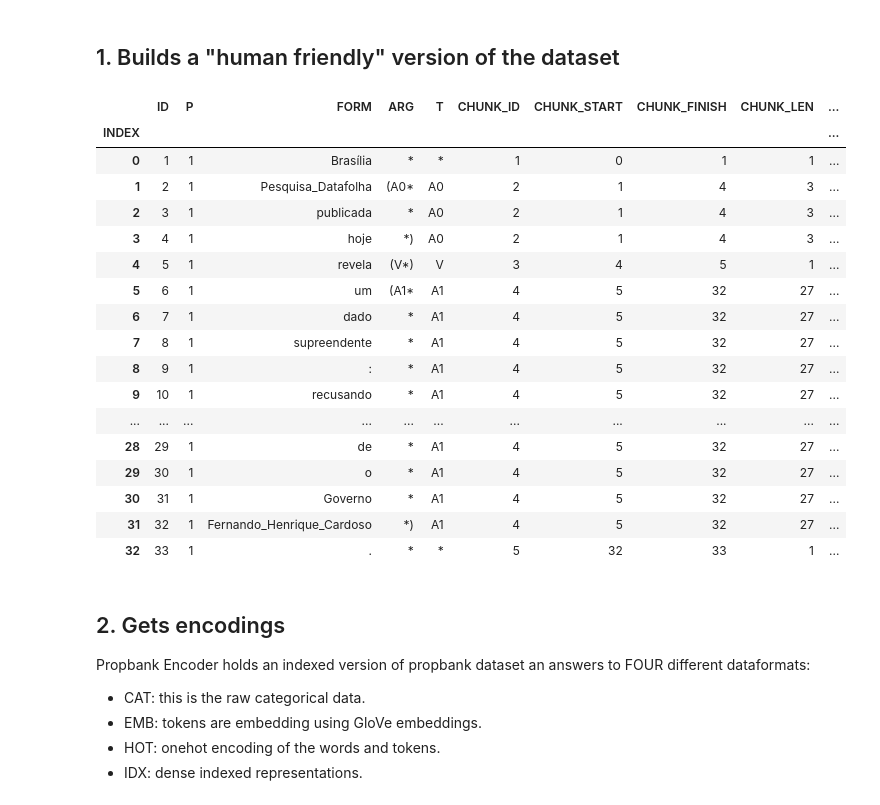
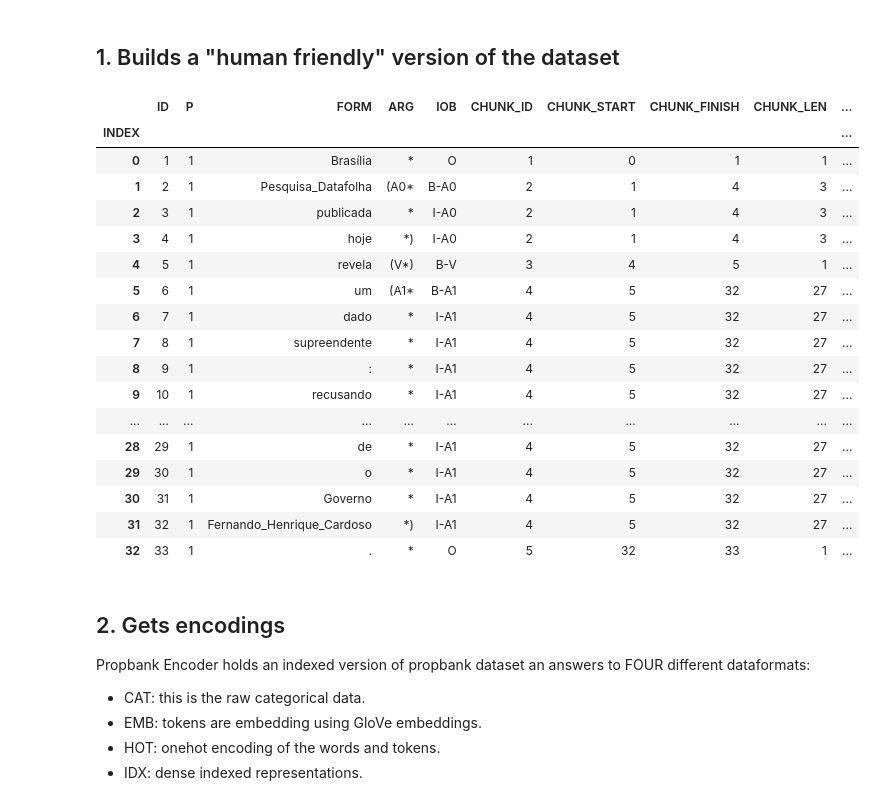
Before and after one commit to guilhermevarela/deep_srlbr, a Jupyter notebook: notebooks/Structured Perceptron WIS.ipynb, the cells around one changed output. Drawn from its saved outputs; the diff is of its cells as text; code cells hidden in the pictures.

```diff
--- a/notebooks/08-spn_cwis_srl.ipynb
+++ b/notebooks/Structured Perceptron WIS.ipynb
@@ -26,43 +27,42 @@ PEARL_SRLEVAL_PATH = '../srlconll-1.1/bin/srl-eval.pl'
 # %% [markdown]
 ## 1. Builds a "human friendly" version of the dataset
 # %%
-dfgs = pd.read_csv('../datasets/csvs/gs.csv', index_col=0, sep=',', encoding='utf-8')
+dfgs = pd.read_csv('../datasets/csvs/1.0/gs.csv', index_col=0, sep=',', encoding='utf-8')
 column_files = [
-    '../datasets/csvs/column_chunks/chunks.csv',
-    '../datasets/csvs/column_predmarker/predicate_marker.csv',
-    '../datasets/csvs/column_shifts_ctx_p/form.csv',
-    '../datasets/csvs/column_shifts_ctx_p/gpos.csv',
-    '../datasets/csvs/column_shifts_ctx_p/lemma.csv',
-    '../datasets/csvs/column_t/t.csv',
-    '../datasets/csvs/column_iob/iob.csv'
+    '../datasets/csvs/1.0/column_chunks/chunks.csv',
+    '../datasets/csvs/1.0/column_predmarker/predicate_marker.csv',
+    '../datasets/csvs/1.0/column_shifts_ctx_p/form.csv',
+    '../datasets/csvs/1.0/column_shifts_ctx_p/gpos.csv',
+    '../datasets/csvs/1.0/column_shifts_ctx_p/lemma.csv',
+    '../datasets/csvs/1.0/column_iob/iob.csv'
 ]
 
 for col_f in column_files:
     _df = pd.read_csv(col_f, index_col=0, encoding='utf-8')
     dfgs = pd.concat((dfgs, _df), axis=1)
 
-DISPLAY_COLUMNS = ['ID', 'P', 'FORM', 'ARG', 'T',
+DISPLAY_COLUMNS = ['ID', 'P', 'FORM', 'ARG', 'IOB',
                    'CHUNK_ID', 'CHUNK_START', 'CHUNK_FINISH', 'CHUNK_LEN', 'CHUNK_CANDIDATE_ID']
 dfgs[DISPLAY_COLUMNS].head(33)
 # %% [output]
-|  | ID | P | FORM | ARG | T | CHUNK_ID | CHUNK_START | CHUNK_FINISH | CHUNK_LEN | ... |
+|  | ID | P | FORM | ARG | IOB | CHUNK_ID | CHUNK_START | CHUNK_FINISH | CHUNK_LEN | ... |
 | INDEX |  |  |  |  |  |  |  |  |  | ... |
-| 0 | 1 | 1 | Brasília | * | * | 1 | 0 | 1 | 1 | ... |
-| 1 | 2 | 1 | Pesquisa_Datafolha | (A0* | A0 | 2 | 1 | 4 | 3 | ... |
-| 2 | 3 | 1 | publicada | * | A0 | 2 | 1 | 4 | 3 | ... |
-| 3 | 4 | 1 | hoje | *) | A0 | 2 | 1 | 4 | 3 | ... |
-| 4 | 5 | 1 | revela | (V*) | V | 3 | 4 | 5 | 1 | ... |
-| 5 | 6 | 1 | um | (A1* | A1 | 4 | 5 | 32 | 27 | ... |
-| 6 | 7 | 1 | dado | * | A1 | 4 | 5 | 32 | 27 | ... |
-| 7 | 8 | 1 | supreendente | * | A1 | 4 | 5 | 32 | 27 | ... |
-| 8 | 9 | 1 | : | * | A1 | 4 | 5 | 32 | 27 | ... |
-| 9 | 10 | 1 | recusando | * | A1 | 4 | 5 | 32 | 27 | ... |
+| 0 | 1 | 1 | Brasília | * | O | 1 | 0 | 1 | 1 | ... |
+| 1 | 2 | 1 | Pesquisa_Datafolha | (A0* | B-A0 | 2 | 1 | 4 | 3 | ... |
+| 2 | 3 | 1 | publicada | * | I-A0 | 2 | 1 | 4 | 3 | ... |
+| 3 | 4 | 1 | hoje | *) | I-A0 | 2 | 1 | 4 | 3 | ... |
+| 4 | 5 | 1 | revela | (V*) | B-V | 3 | 4 | 5 | 1 | ... |
+| 5 | 6 | 1 | um | (A1* | B-A1 | 4 | 5 | 32 | 27 | ... |
+| 6 | 7 | 1 | dado | * | I-A1 | 4 | 5 | 32 | 27 | ... |
+| 7 | 8 | 1 | supreendente | * | I-A1 | 4 | 5 | 32 | 27 | ... |
+| 8 | 9 | 1 | : | * | I-A1 | 4 | 5 | 32 | 27 | ... |
+| 9 | 10 | 1 | recusando | * | I-A1 | 4 | 5 | 32 | 27 | ... |
 | ... | ... | ... | ... | ... | ... | ... | ... | ... | ... | ... |
-| 28 | 29 | 1 | de | * | A1 | 4 | 5 | 32 | 27 | ... |
-| 29 | 30 | 1 | o | * | A1 | 4 | 5 | 32 | 27 | ... |
-| 30 | 31 | 1 | Governo | * | A1 | 4 | 5 | 32 | 27 | ... |
-| 31 | 32 | 1 | Fernando_Henrique_Cardoso | *) | A1 | 4 | 5 | 32 | 27 | ... |
-| 32 | 33 | 1 | . | * | * | 5 | 32 | 33 | 1 | ... |
+| 28 | 29 | 1 | de | * | I-A1 | 4 | 5 | 32 | 27 | ... |
+| 29 | 30 | 1 | o | * | I-A1 | 4 | 5 | 32 | 27 | ... |
+| 30 | 31 | 1 | Governo | * | I-A1 | 4 | 5 | 32 | 27 | ... |
+| 31 | 32 | 1 | Fernando_Henrique_Cardoso | *) | I-A1 | 4 | 5 | 32 | 27 | ... |
+| 32 | 33 | 1 | . | * | O | 5 | 32 | 33 | 1 | ... |
 # %% [markdown]
 ## 2. Gets encodings
 
```
Also changed, not shown: parts of 21 cells of this notebook.
